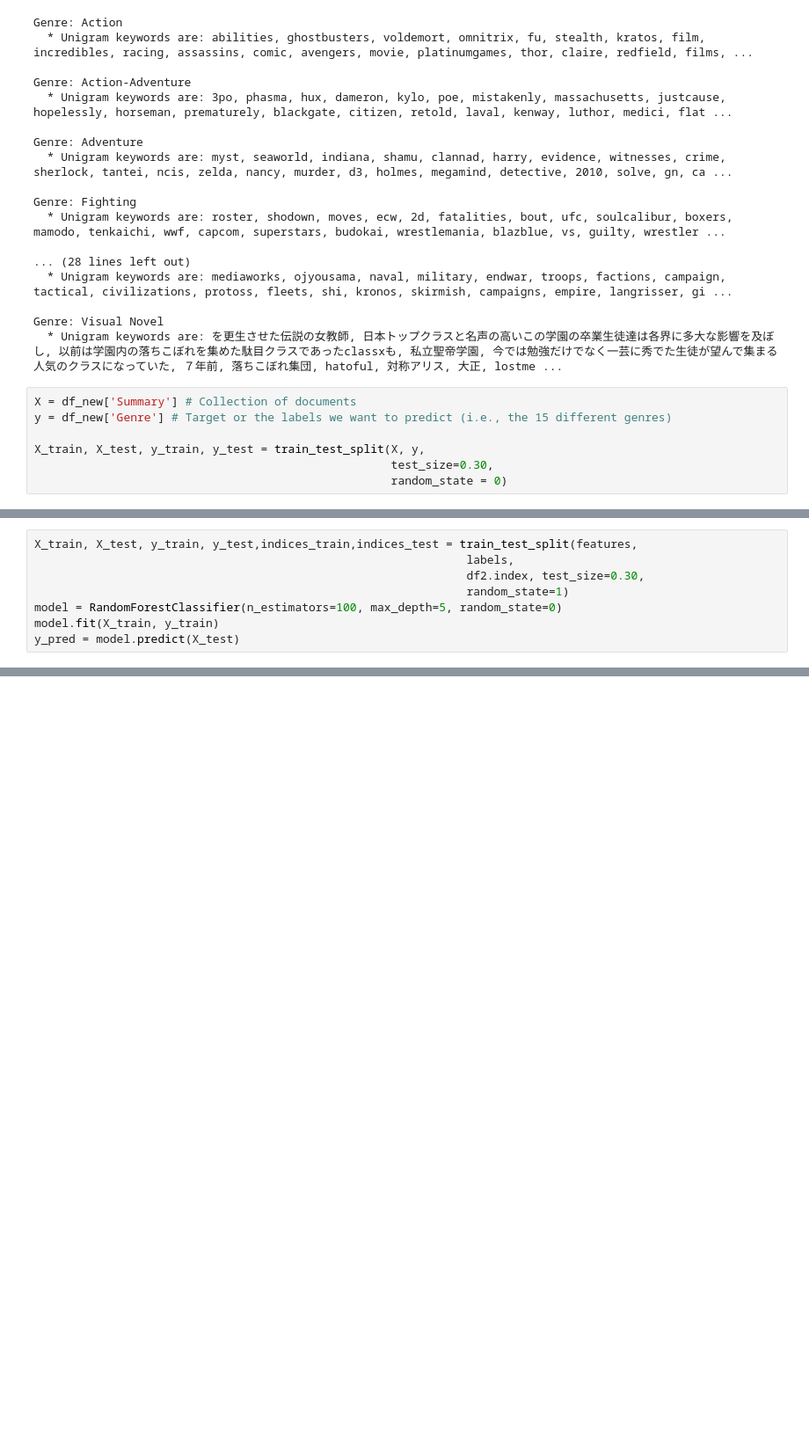
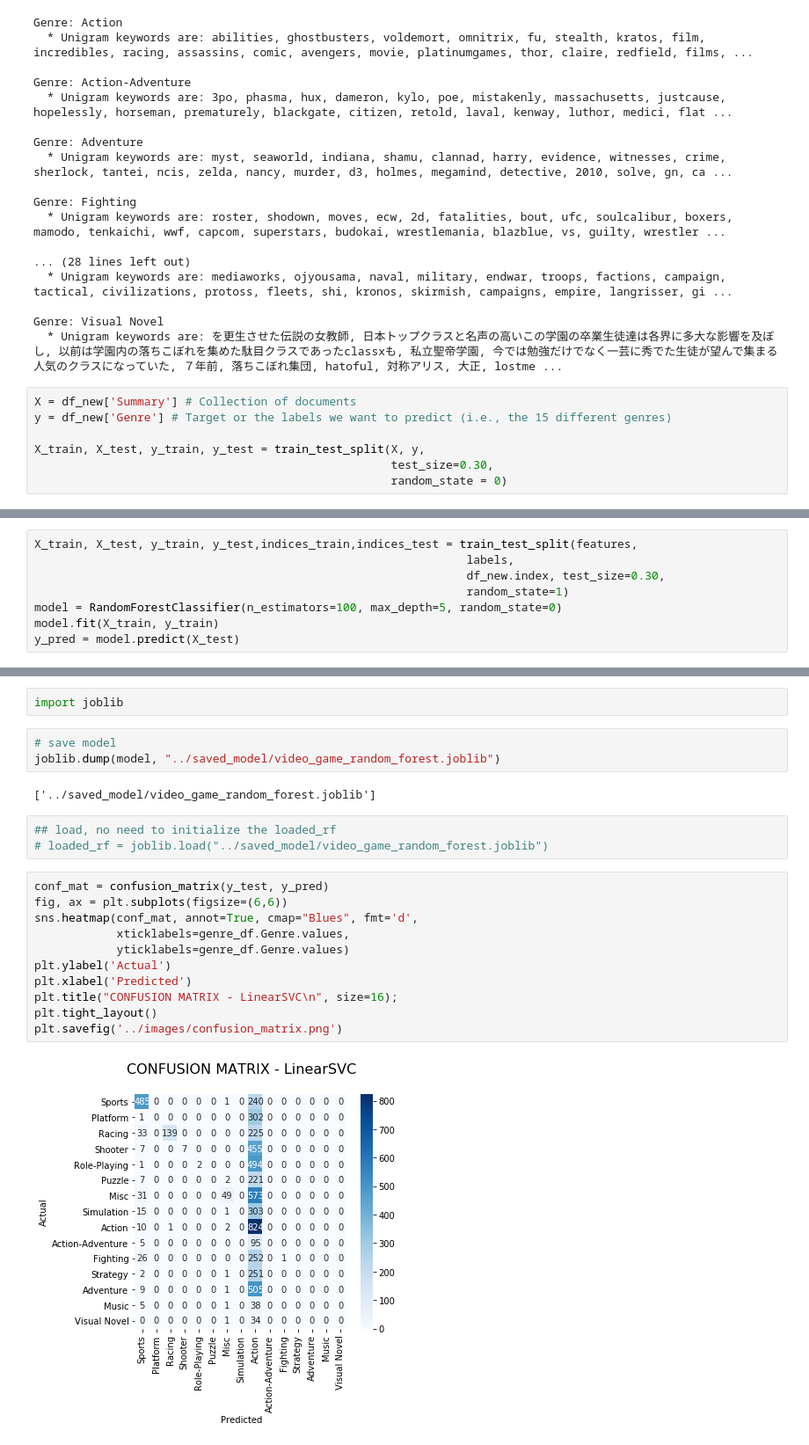
Before and after one commit to nrdmraju/Games-for-days, a Jupyter notebook: jupyter-lab/preprocessing_TFIDF.ipynb, the cells around one changed output, grey strips where cells are left out. Shown: that part at 88% size. Cells and saved outputs as stored; diff of their text form; blank space fills up the shorter version.

Commit message:
tweaks to correcting our model on new test data

```diff
--- a/jupyter-lab/preprocessing_TFIDF.ipynb
+++ b/jupyter-lab/preprocessing_TFIDF.ipynb
@@ -272,7 +251,7 @@ MemoryError: Unable to allocate 2.25 GiB for an array with shape (15088, 39990)
 # %%
 X_train, X_test, y_train, y_test,indices_train,indices_test = train_test_split(features,
                                                                labels,
-                                                               df2.index, test_size=0.30,
+                                                               df_new.index, test_size=0.30,
                                                                random_state=1)
 model = RandomForestClassifier(n_estimators=100, max_depth=5, random_state=0)
 model.fit(X_train, y_train)
@@ -279,0 +302,23 @@ y_pred = model.predict(X_test)
+# %%
+import joblib
+# %%
+# save model
+joblib.dump(model, "../saved_model/video_game_random_forest.joblib")
+# %% [output]
+['../saved_model/video_game_random_forest.joblib']
+# %%
+## load, no need to initialize the loaded_rf
+# loaded_rf = joblib.load("../saved_model/video_game_random_forest.joblib")
+# %%
+conf_mat = confusion_matrix(y_test, y_pred)
+fig, ax = plt.subplots(figsize=(6,6))
+sns.heatmap(conf_mat, annot=True, cmap="Blues", fmt='d',
+            xticklabels=genre_df.Genre.values,
+            yticklabels=genre_df.Genre.values)
+plt.ylabel('Actual')
+plt.xlabel('Predicted')
+plt.title("CONFUSION MATRIX - LinearSVC\n", size=16);
+plt.tight_layout()
+plt.savefig('../images/confusion_matrix.png')
+# %% [output]
+[figure, added]
```
Also changed, not shown: parts of 16 cells of this notebook.
